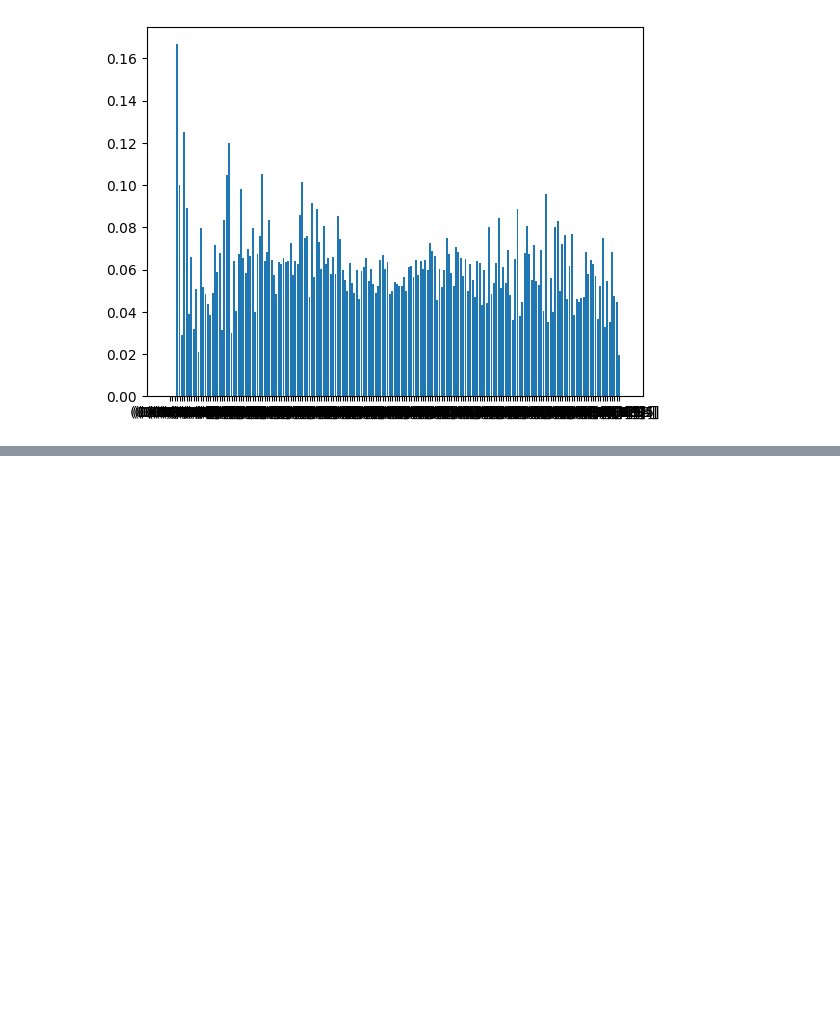
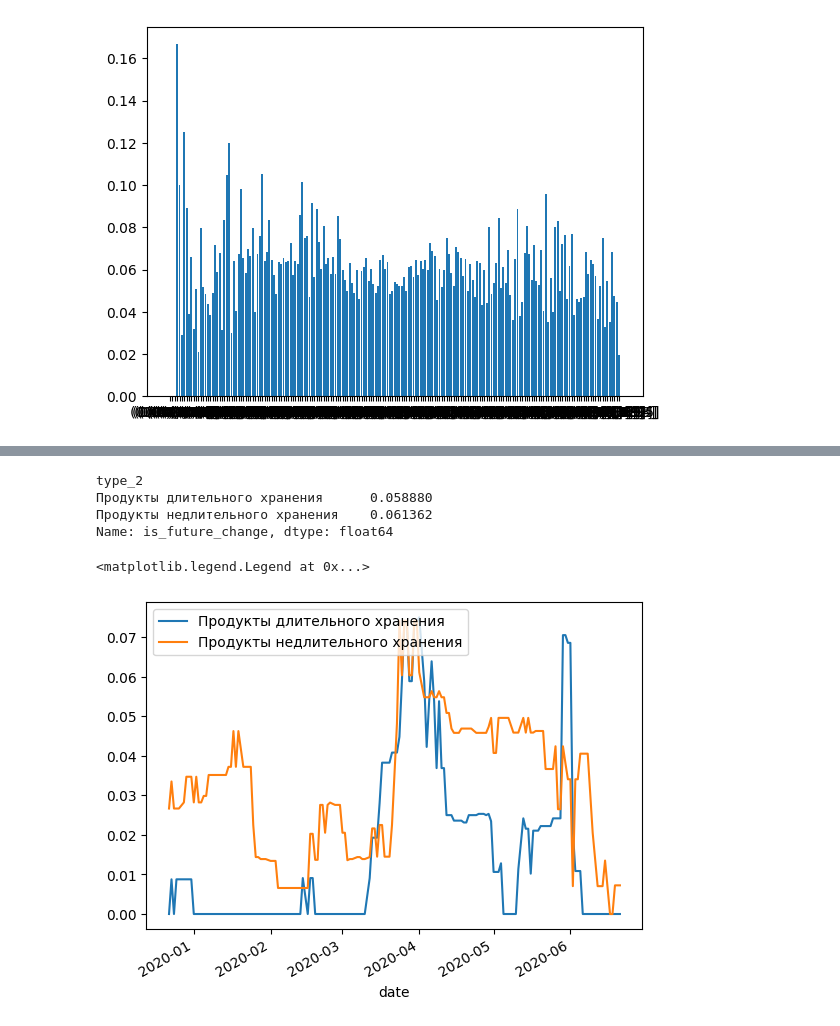
Before and after one commit to yelex/price_project, a Jupyter notebook: rigidity_factors.ipynb, the cells around one changed output, grey strips where cells are left out. Cells and saved outputs as stored; diff of their text form; code cells hidden in the pictures; blank space fills up the shorter version.

Commit message:
feat: add categories types

```diff
--- a/rigidity_factors.ipynb
+++ b/rigidity_factors.ipynb
@@ -96,0 +80,2 @@ raw_df
+# %%
+freq = raw_df.groupby(['date', 'type_2'])['is_future_change'].apply(lambda x: x.sum()/x.count()).reset_index()
@@ -96,0 +96,21 @@ raw_df
+# %%
+freq = freq.set_index('date')
+# %%
+freq.groupby('type_2')['is_future_change'].mean()
+# %% [output]
+type_2
+Продукты длительного хранения      0.058880
+Продукты недлительного хранения    0.061362
+Name: is_future_change, dtype: float64
+# %%
+start = pd.Timestamp('2019-11-30')
+end = pd.Timestamp('2020-06-30')
+cond1 = list(filter(lambda x: (x<end)&(x>start), freq.index))
+
+freq[freq.index.isin(cond1)&(freq.type_2=='Продукты длительного хранения')]['is_future_change'].rolling(20).median().plot()
+freq[freq.index.isin(cond1)&(freq.type_2=='Продукты недлительного хранения')]['is_future_change'].rolling(20).median().plot()
+
+plt.legend(['Продукты длительного хранения', 'Продукты недлительного хранения'])
+# %% [output]
+<matplotlib.legend.Legend at 0x...>
+[figure, added]
```
Also changed, not shown: parts of 4 cells of this notebook.
